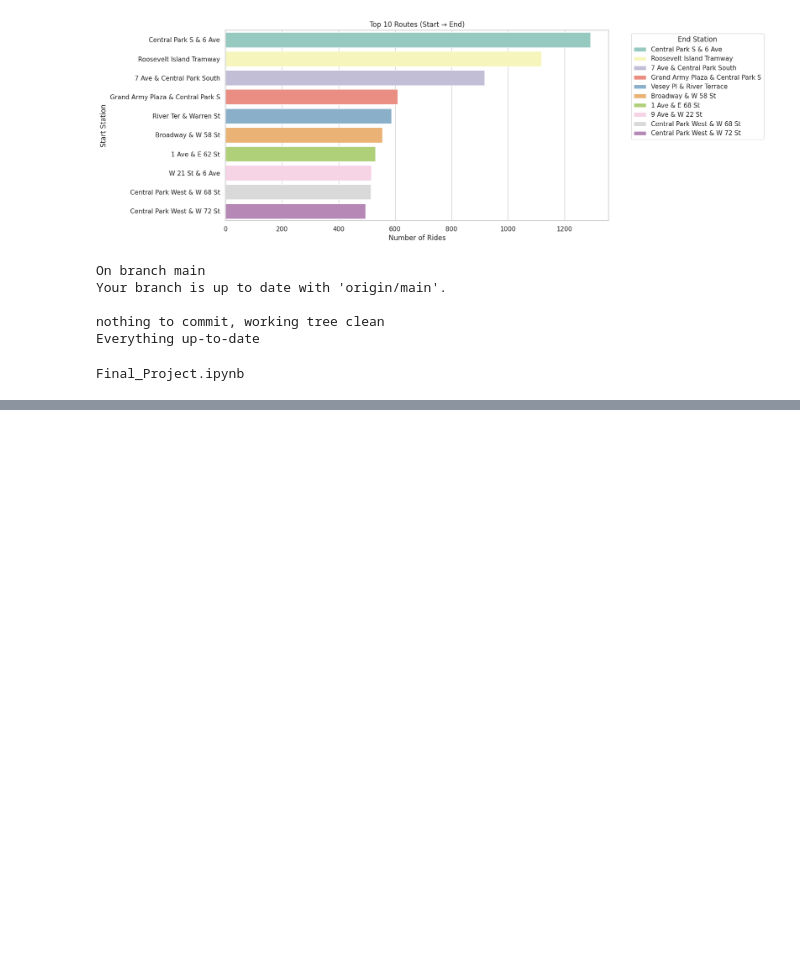
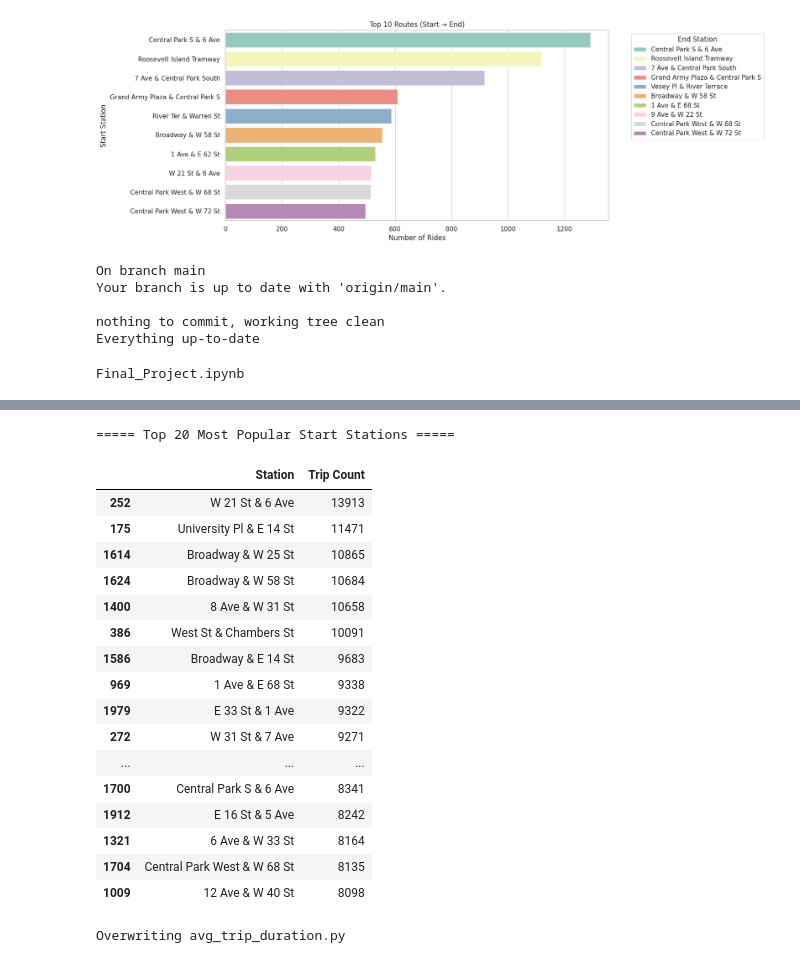
Before and after one commit to mohit716/CitiBike_Data_Analysis, a Jupyter notebook: Final_Project.ipynb, the cells around one changed output, grey strips where cells are left out. Saved outputs shown, nothing was run; the diff lists cells and outputs as text; code cells hidden in the pictures; blank space fills up the shorter version.

Commit message:
MRJob: popular start stations + average trip duration; rename notebook to Final_Project.ipynb

```diff
--- a/Final_Project.ipynb
+++ b/Final_Project.ipynb
@@ -278,0 +318,46 @@ for fn in uploaded.keys():
+# %%
+import subprocess
+import pandas as pd
+
+# Run MRJob and capture output
+result = subprocess.check_output(
+    "python popular_stations.py /content/202404-citibike-tripdata_*.csv",
+    shell=True
+)
+
+# Decode output (bytes → text) and split into lines
+lines = result.decode("utf-8").strip().split("\n")
+
+# Parse into list of tuples (station, count)
+data = []
+for line in lines:
+    if line.strip():  # skip blanks
+        station, count = line.rsplit("\t", 1)  # split into name and count
+        data.append((station.strip('"'), int(count)))
+
+# Put into DataFrame and sort by count
+df_popular = pd.DataFrame(data, columns=["Station", "Trip Count"])
+df_popular = df_popular.sort_values("Trip Count", ascending=False).head(20)
+
+# Show top 20 stations
+print("===== Top 20 Most Popular Start Stations =====")
+display(df_popular)
+# %% [output]
+===== Top 20 Most Popular Start Stations =====
+|  | Station | Trip Count |
+| 252 | W 21 St & 6 Ave | 13913 |
+| 175 | University Pl & E 14 St | 11471 |
+| 1614 | Broadway & W 25 St | 10865 |
+| 1624 | Broadway & W 58 St | 10684 |
+| 1400 | 8 Ave & W 31 St | 10658 |
+| 386 | West St & Chambers St | 10091 |
+| 1586 | Broadway & E 14 St | 9683 |
+| 969 | 1 Ave & E 68 St | 9338 |
+| 1979 | E 33 St & 1 Ave | 9322 |
+| 272 | W 31 St & 7 Ave | 9271 |
+| ... | ... | ... |
+| 1700 | Central Park S & 6 Ave | 8341 |
+| 1912 | E 16 St & 5 Ave | 8242 |
+| 1321 | 6 Ave & W 33 St | 8164 |
+| 1704 | Central Park West & W 68 St | 8135 |
+| 1009 | 12 Ave & W 40 St | 8098 |
@@ -278,0 +366,33 @@ for fn in uploaded.keys():
+# %%
+%%writefile avg_trip_duration.py
+from mrjob.job import MRJob
+from datetime import datetime
+
+class MRAverageTripDuration(MRJob):
+    def mapper(self, _, line):
+        # naive CSV split is OK for CitiBike (no commas inside fields)
+        fields = line.split(",")
+        if fields[0] != "ride_id":          # skip header
+            user_type = fields[12]          # member_casual
+            try:
+                start = datetime.fromisoformat(fields[2])  # started_at
+                end   = datetime.fromisoformat(fields[3])  # ended_at
+                dur_min = (end - start).total_seconds() / 60.0
+                # keep only reasonable trips
+                if 0 < dur_min < 300:
+                    yield user_type, (dur_min, 1)
+            except Exception:
+                pass  # skip bad rows
+
+    def reducer(self, user_type, values):
+        total_dur, total_cnt = 0.0, 0
+        for d, c in values:
+            total_dur += d
+            total_cnt += c
+        if total_cnt:
+            yield user_type, total_dur / total_cnt
+
+if __name__ == "__main__":
+    MRAverageTripDuration.run()
+# %% [output]
+Overwriting avg_trip_duration.py
```
Also changed, not shown: parts of 9 cells of this notebook.
